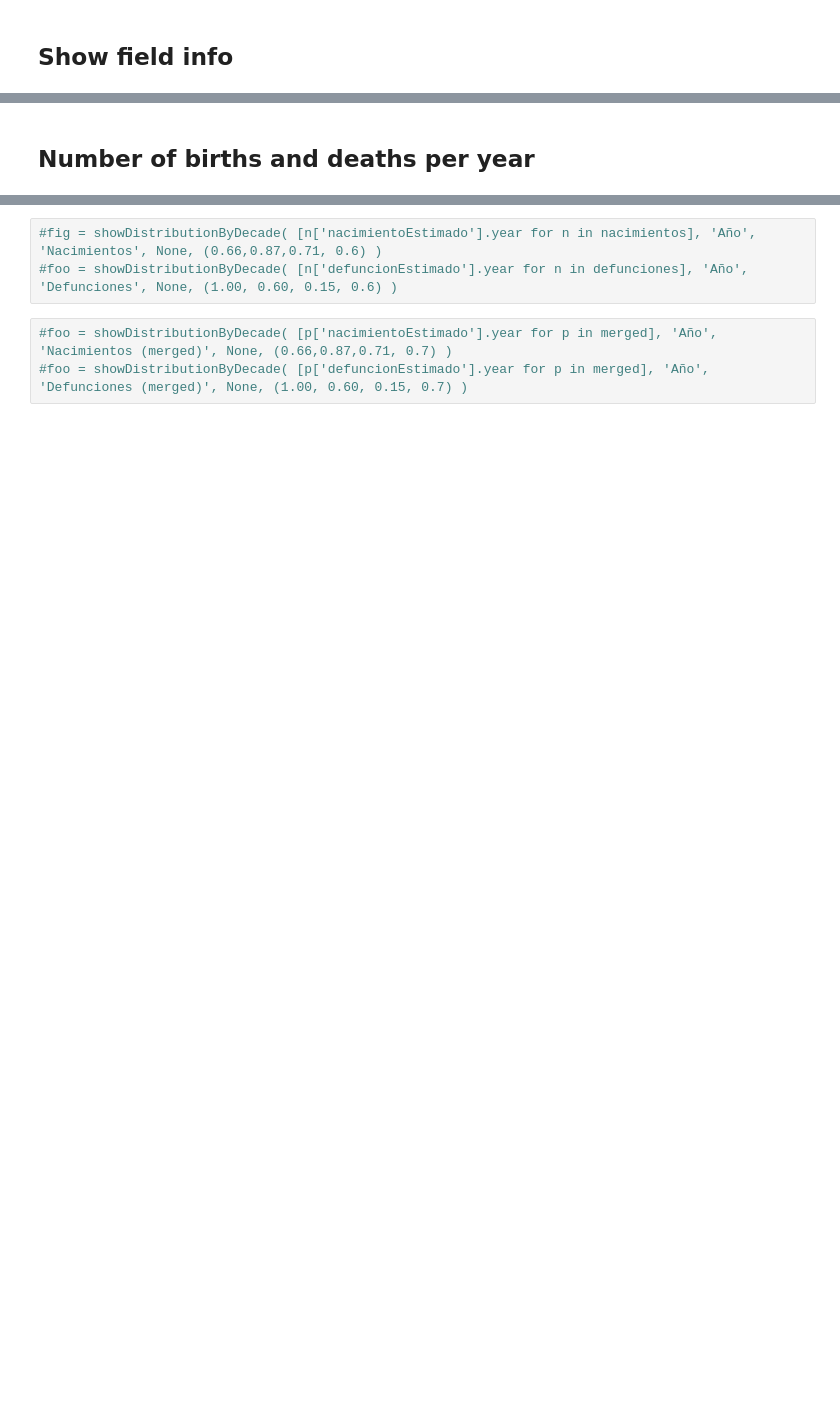
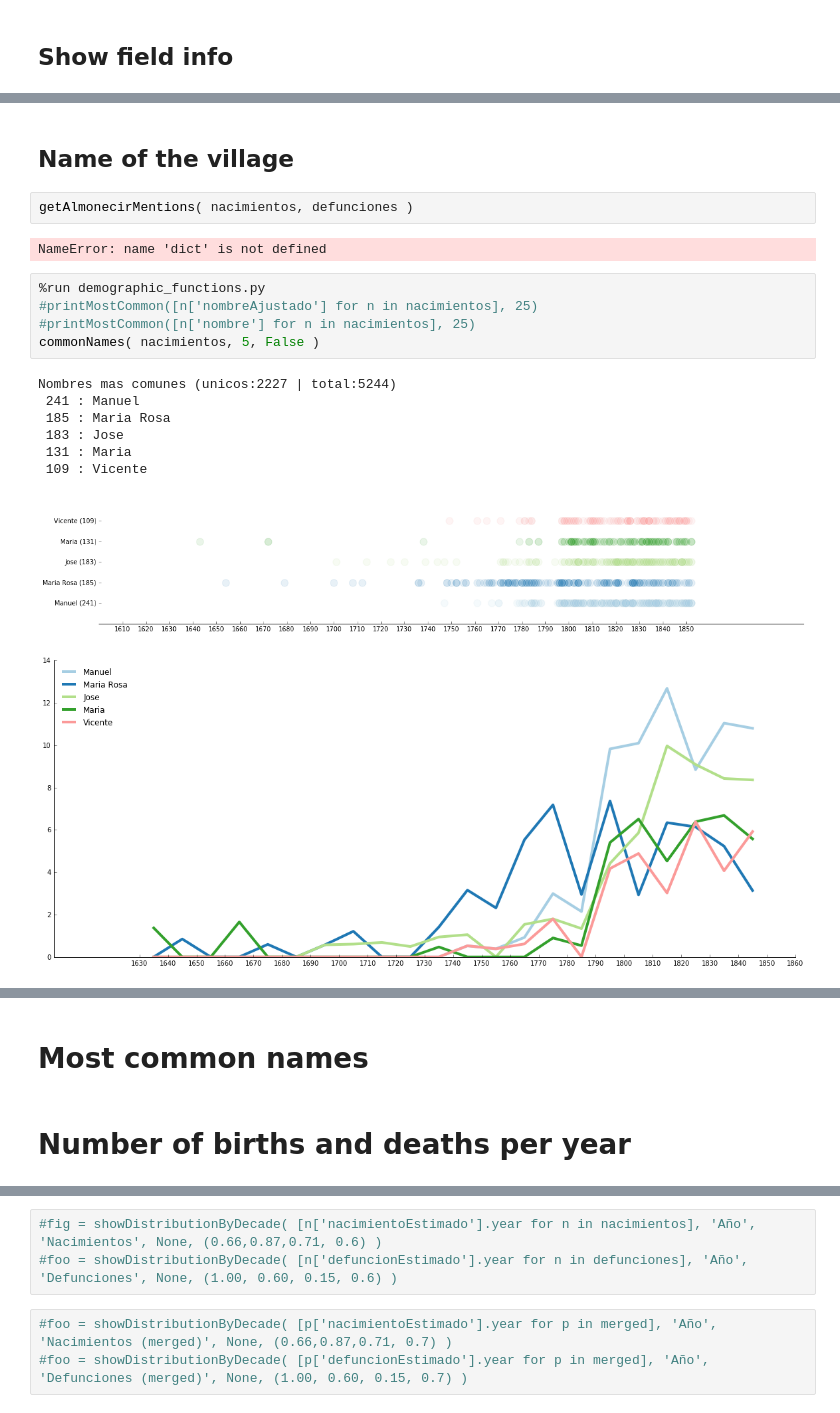
Before and after one commit to adriapr/demography-analysis2, a Jupyter notebook: analysis.ipynb, the cells around one changed output, grey strips where cells are left out. Saved outputs shown, nothing was run; the diff lists cells and outputs as text; blank space fills up the shorter version.

Commit message:
distribution of names along decades

```diff
--- a/analysis.ipynb
+++ b/analysis.ipynb
@@ -91,2 +89,22 @@ childMotality( defunciones )
 [figure]
 [figure]
+# %% [markdown]
+## Name of the village
+# %%
+getAlmonecirMentions( nacimientos, defunciones )
+# %% [output]
+NameError: name 'dict' is not defined
+# %%
+%run demographic_functions.py
+#printMostCommon([n['nombreAjustado'] for n in nacimientos], 25)
+#printMostCommon([n['nombre'] for n in nacimientos], 25)
+commonNames( nacimientos, 5, False )
+# %% [output]
+Nombres mas comunes (unicos:2227 | total:5244)
+ 241 : Manuel
+ 185 : Maria Rosa
+ 183 : Jose
+ 131 : Maria
+ 109 : Vicente
+[figure, added]
+[figure, added]
@@ -93,5 +112,7 @@ childMotality( defunciones )
+# %% [markdown]
+# Most common names
 # %% [markdown]
-## Number of births and deaths per year
+# Number of births and deaths per year
 # %%
 fig = showDistributionByDecade( [p['nacimientoEstimado'].year for p in merged], 'Año', 'Nacimientos (merged)', None, (0.66,0.87,0.71, 1) )
 fig = showDistributionByDecade( [n['nacimientoEstimado'].year for n in nacimientos], 'Año', 'Nacimientos', fig, (0.66,0.87,0.71, 0.4) )
```
Also changed, not shown: parts of 15 cells of this notebook, 1 other file.
